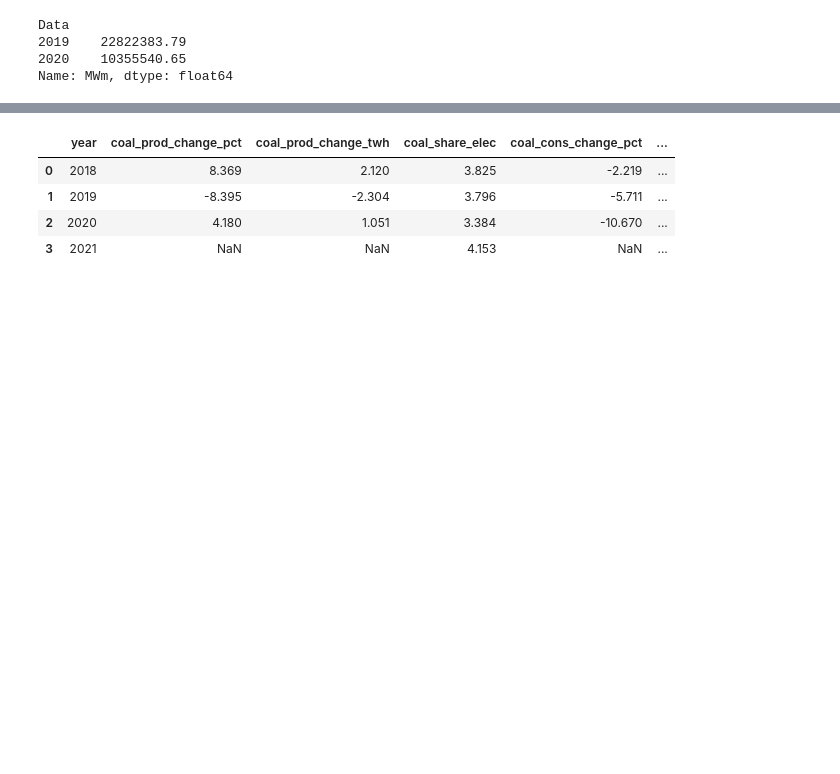
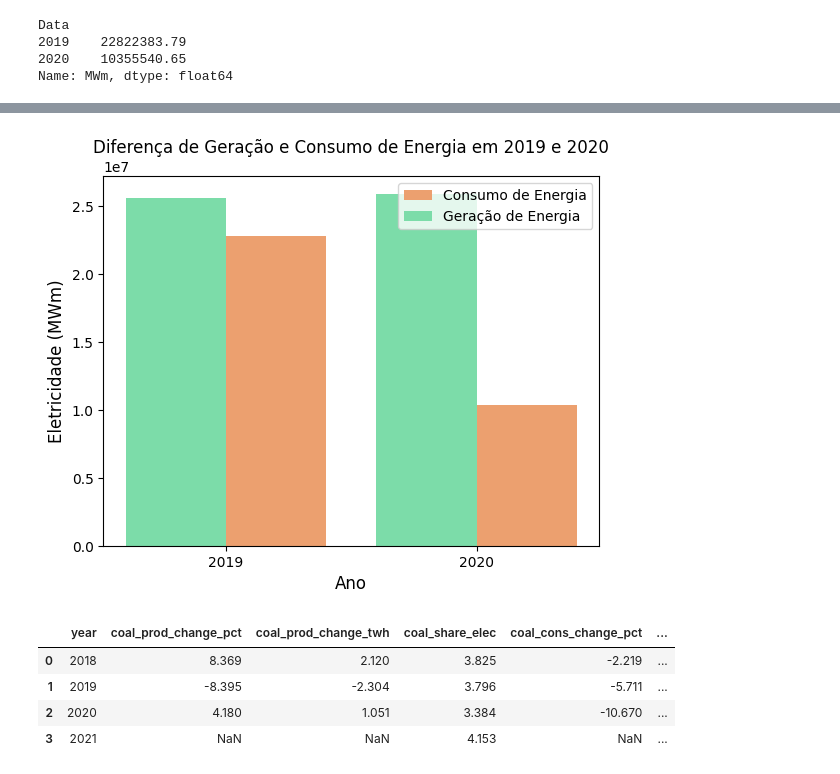
Before and after one commit to freireoliveira/tecnicas_1, a Jupyter notebook: Projeto_Tecnicas_Program1.ipynb, the cells around one changed output, grey strips where cells are left out. Saved outputs shown, nothing was run; the diff lists cells and outputs as text; code cells hidden in the pictures; blank space fills up the shorter version.

```diff
--- a/Projeto_Tecnicas_Program1.ipynb
+++ b/Projeto_Tecnicas_Program1.ipynb
@@ -335,3 +336,28 @@ df_generation
+# %%
+
+# Plot the first dataframe
+bar_width = 0.4
+plt.bar(df_consumo.index + bar_width/2, df_consumo.values,
+        bar_width, label='Consumo de Energia', color='#ECA06F')
+
+# Plot the second dataframe
+plt.bar(df_generation['year'] - bar_width/2,
+        df_generation['Geração (MWm)'], bar_width, label='Geração de Energia', color='#7CDCA9')
+
+plt.title("Diferença de Geração e Consumo de Energia em 2019 e 2020", fontsize=12)
+plt.xticks(df_generation["year"], labels=["2019", "2020"])
+plt.xlabel('Ano', fontsize=12)
+plt.yticks(
+    np.arange(0, 30000000,5000000))
+plt.ylabel('Eletricidade (MWm)', fontsize=12)
+plt.legend(bbox_to_anchor=(1, 1), fontsize=10)
+# Add a legend
+plt.legend()
+
+# Show the plot
+plt.show()
+# %% [output]
+[figure, added]
 # %%
 # Dataframe com informações apenas de carvão
 df = actual_table.loc[:, actual_table.columns.str.contains('coal')]
```
Also changed, not shown: parts of 3 cells of this notebook.
